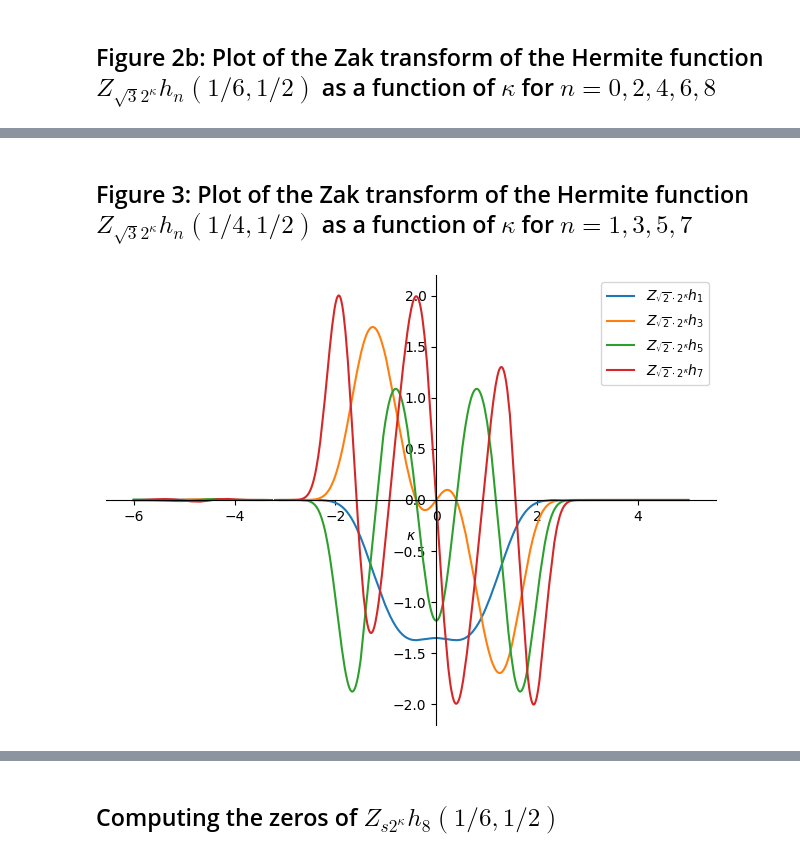
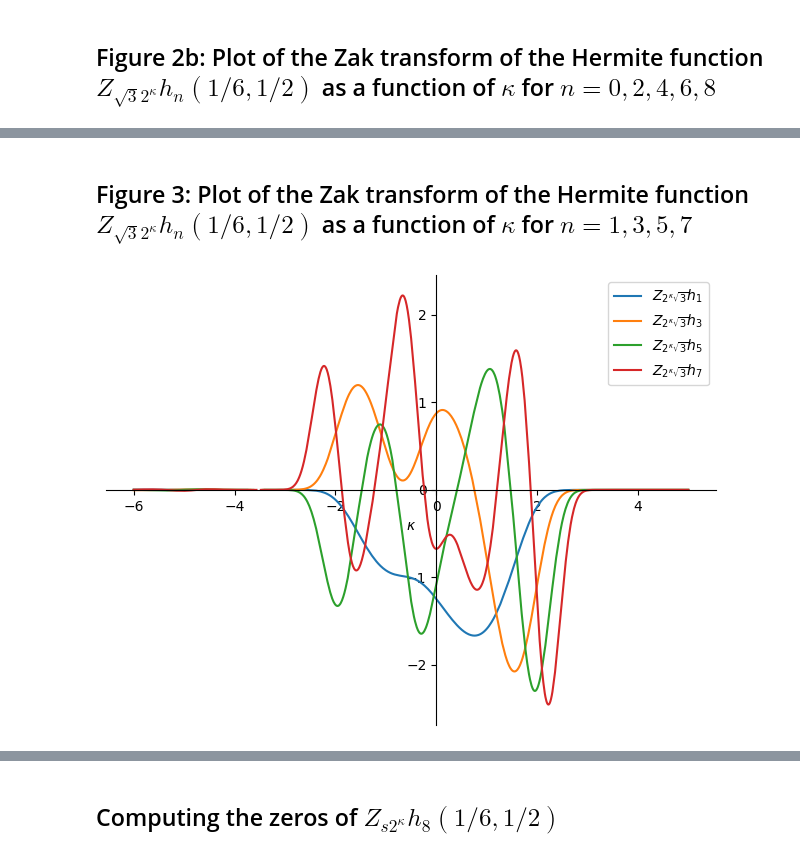
Before and after one commit to jakoblem/gfsp, a Jupyter notebook: Hermite_Paper_Reproductions.ipynb, the cells around one changed output, grey strips where cells are left out. Drawn from its saved outputs; the diff is of its cells as text; code cells hidden in the pictures.

Commit message:
Added export to tikz if-else, fixed todos

```diff
--- a/Hermite_Paper_Reproductions.ipynb
+++ b/Hermite_Paper_Reproductions.ipynb
@@ -34,8 +36,10 @@ s = S(sqrt(3))
 gam = S(1 / 2)
 x = S(1 / 6)
 
+
 def mod_func(l):
     return s * l
+
 
 # Truncation parameter
 kmax = 25
@@ -47,8 +51,9 @@ mod_range = [0, 8]
 n_order = range(0, 9, 2)
 # Plotting the Zak transforms using plot_zak_modular_hermite function in gfsp
 p = plot_zak_modular_hermite(mod_func, mod_range, x, gam, kmax, n_order, lam)
-# fig, (ax) = plt.subplots(ncols=1)
-# move_sympyplot_to_axes(p,ax)
-# plt.show()
-# tikzplotlib.save("Zak_even_order.tex")
+
+if export_to_tikz:
+    fig, (ax) = plt.subplots(ncols=1)
+    move_sympyplot_to_axes(p, ax)
+    tikz_save("Zak_even_order.tex")
 # %% [output]
@@ -71,13 +76,14 @@ kmax = 20
 # Modular parameter symbol
 kap = symbols("\kappa", real=True)
 # Modular parameter range
-mod_range = [-4, 4]
+mod_range = [-4.4, 4.4]
 # Order of the hermite functions
 n_order = range(0, 9, 2)
 # Plotting the Zak transforms using plot_zak_modular_hermite function in gfsp
 p = plot_zak_modular_hermite(mod_func, mod_range, x, gam, kmax, n_order, kap)
-# fig, (ax) = plt.subplots(ncols=1)
-# move_sympyplot_to_axes(p,ax)
-# plt.show()
-# tikzplotlib.save("Zak_symmetry_even_order.tex")
+
+if export_to_tikz:
+    fig, (ax) = plt.subplots(ncols=1)
+    move_sympyplot_to_axes(p, ax)
+    tikz_save("Zak_symmetry_even_order.tex")
 # %% [output]
@@ -85,29 +93,20 @@ p = plot_zak_modular_hermite(mod_func, mod_range, x, gam, kmax, n_order, kap)
 # %% [markdown]
-## Figure 3: Plot of the Zak transform of the Hermite function $Z_{\sqrt{3}2^{\kappa}}h_{n}(1/4,1/2)$ as a function of $\kappa$ for $n=1,3,5,7$
+## Figure 3: Plot of the Zak transform of the Hermite function $Z_{\sqrt{3}2^{\kappa}}h_{n}(1/6,1/2)$ as a function of $\kappa$ for $n=1,3,5,7$
 # %%
-# Setting up the parameters
-s = S(sqrt(2))
-gam = S(1 / 2)
-x = S(1 / 4)
-
-
-def mod_func(l):
-    return s * 2**l
-
-
 # Truncation parameter
 kmax = 20
 # Modular parameter symbol
 kap = symbols("\kappa", real=True)
 # Modular parameter range
 mod_range = [-6, 5]
 # Order of the hermite functions
 n_order = range(1, 9, 2)
 # Plotting the Zak transforms using plot_zak_modular_hermite function in gfsp
 p = plot_zak_modular_hermite(mod_func, mod_range, x, gam, kmax, n_order, kap)
-# fig, (ax) = plt.subplots(ncols=1)
-# move_sympyplot_to_axes(p,ax)
-# plt.show()
-# tikzplotlib.save("Zak_symmetry_odd_order.tex")
+
+if export_to_tikz:
+    fig, (ax) = plt.subplots(ncols=1)
+    move_sympyplot_to_axes(p, ax)
+    tikz_save("Zak_nonsymmetry_odd_order.tex")
 # %% [output]
-[figure, old version]
+[figure, new version]
```
Also changed, not shown: parts of 12 cells of this notebook.
